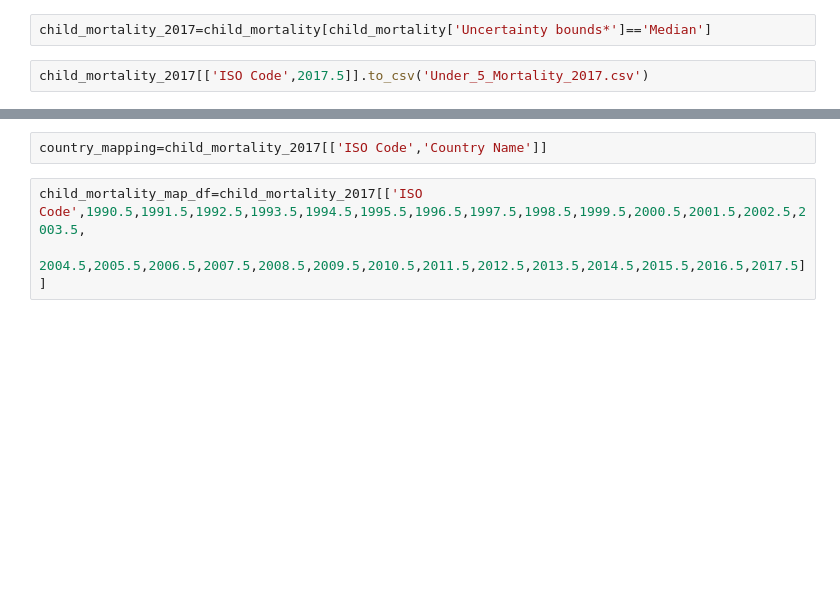
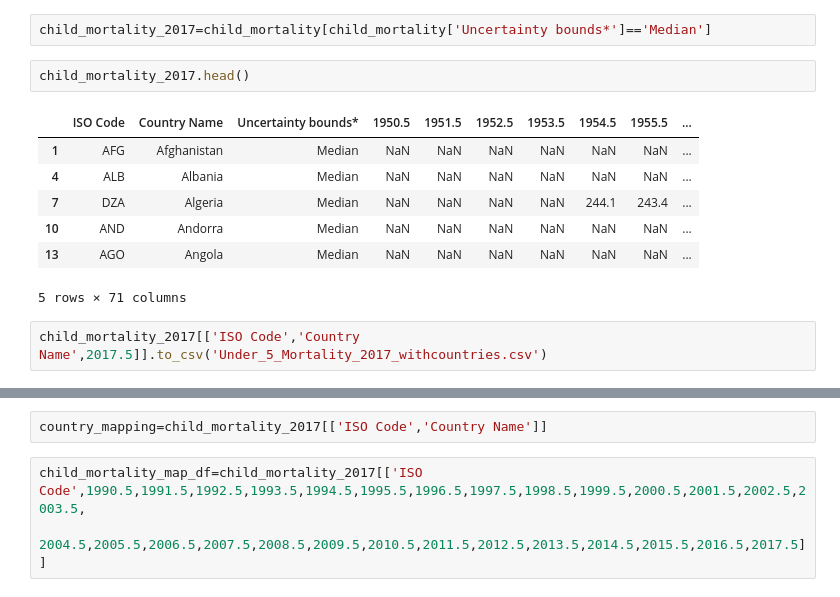
Before and after one commit to lucyshaw/finalproject, a Jupyter notebook: Untitled.ipynb, the cells around one changed output, grey strips where cells are left out. Cells and saved outputs as stored; diff of their text form; blank space fills up the shorter version.

```diff
--- a/Untitled.ipynb
+++ b/Untitled.ipynb
@@ -111,4 +119,14 @@ model.coef_[0][1]
 # %%
 child_mortality_2017=child_mortality[child_mortality['Uncertainty bounds*']=='Median']
+# %%
+child_mortality_2017.head()
+# %% [output]
+|  | ISO Code | Country Name | Uncertainty bounds* | 1950.5 | 1951.5 | 1952.5 | 1953.5 | 1954.5 | 1955.5 | ... |
+| 1 | AFG | Afghanistan | Median | NaN | NaN | NaN | NaN | NaN | NaN | ... |
+| 4 | ALB | Albania | Median | NaN | NaN | NaN | NaN | NaN | NaN | ... |
+| 7 | DZA | Algeria | Median | NaN | NaN | NaN | NaN | 244.1 | 243.4 | ... |
+| 10 | AND | Andorra | Median | NaN | NaN | NaN | NaN | NaN | NaN | ... |
+| 13 | AGO | Angola | Median | NaN | NaN | NaN | NaN | NaN | NaN | ... |
+5 rows × 71 columns
 # %%
-child_mortality_2017[['ISO Code',2017.5]].to_csv('Under_5_Mortality_2017.csv')
+child_mortality_2017[['ISO Code','Country Name',2017.5]].to_csv('Under_5_Mortality_2017_withcountries.csv')
```
Also changed, not shown: parts of 9 cells of this notebook, 7 other files.
